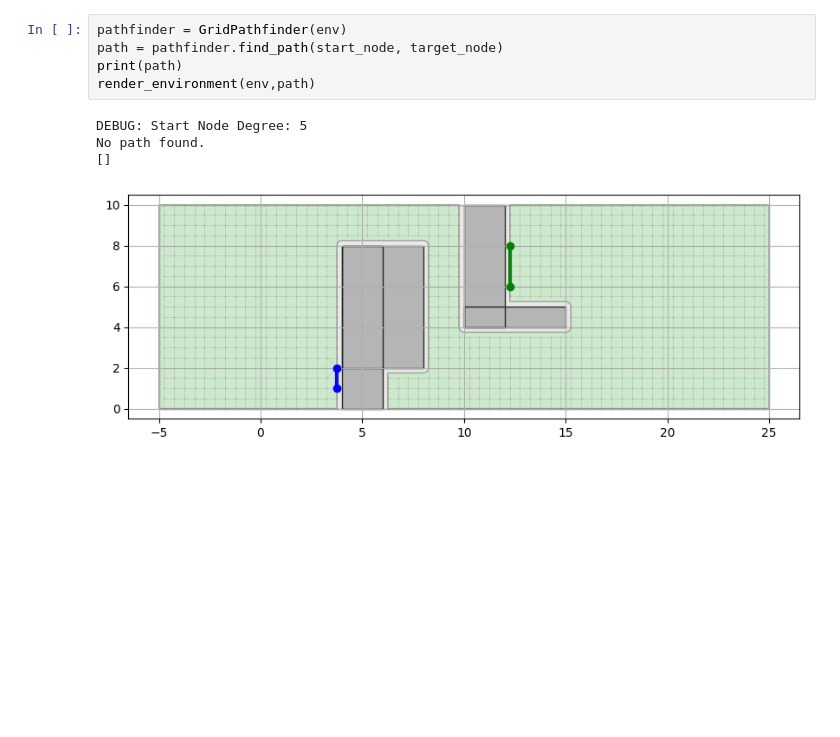
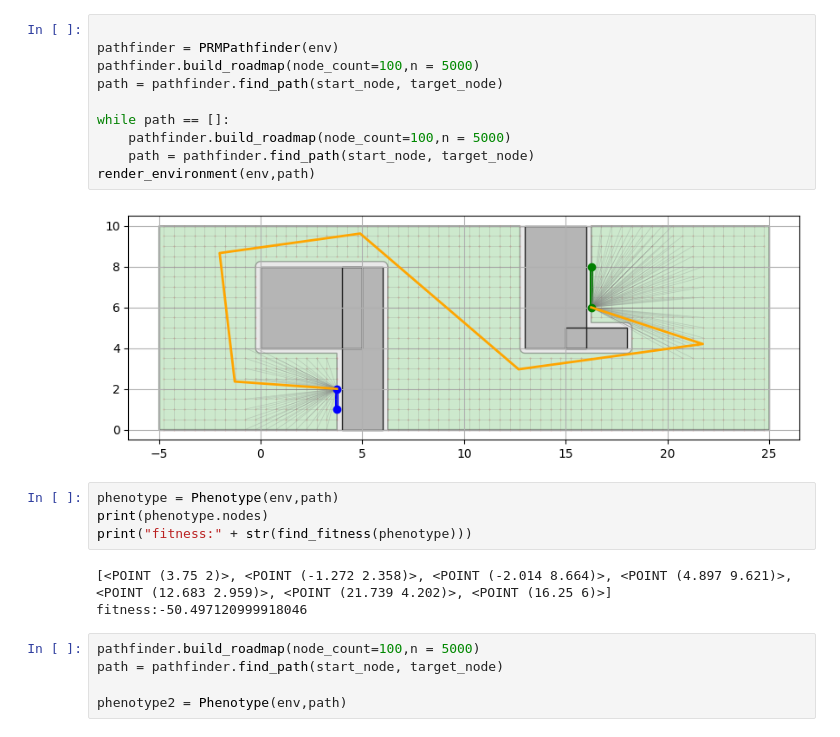
Before and after one commit to Shadi-Shehadah/evo_pathfinding_gen_sm, a Jupyter notebook: notebooks/pathfinding_testing.ipynb, the cells around one changed output. Cells and saved outputs as stored; diff of their text form; blank space fills up the shorter version.

```diff
--- a/notebooks/pathfinding_testing.ipynb
+++ b/notebooks/pathfinding_testing.ipynb
@@ -88,10 +52,24 @@ render_environment(env,path)
+# %%
+
+pathfinder = PRMPathfinder(env)
+pathfinder.build_roadmap(node_count=100,n = 5000)
+path = pathfinder.find_path(start_node, target_node)
+
+while path == []:
+    pathfinder.build_roadmap(node_count=100,n = 5000)
+    path = pathfinder.find_path(start_node, target_node)
+render_environment(env,path)
+# %% [output]
+[figure, added]
 # %%
-pathfinder = GridPathfinder(env)
-path = pathfinder.find_path(start_node, target_node)
-print(path)
-render_environment(env,path)
+phenotype = Phenotype(env,path)
+print(phenotype.nodes)
+print("fitness:" + str(find_fitness(phenotype)))
 # %% [output]
-DEBUG: Start Node Degree: 5
-No path found.
-[]
+[<POINT (3.75 2)>, <POINT (-1.272 2.358)>, <POINT (-2.014 8.664)>, <POINT (4.897 9.621)>, <POINT (12.683 2.959)>, <POINT (21.739 4.202)>, <POINT (16.25 6)>]
+fitness:-50.497120999918046
-[figure, removed]
+# %%
+pathfinder.build_roadmap(node_count=100,n = 5000)
+path = pathfinder.find_path(start_node, target_node)
+
+phenotype2 = Phenotype(env,path)
```
Also changed, not shown: parts of 14 cells of this notebook, 13 other files.
